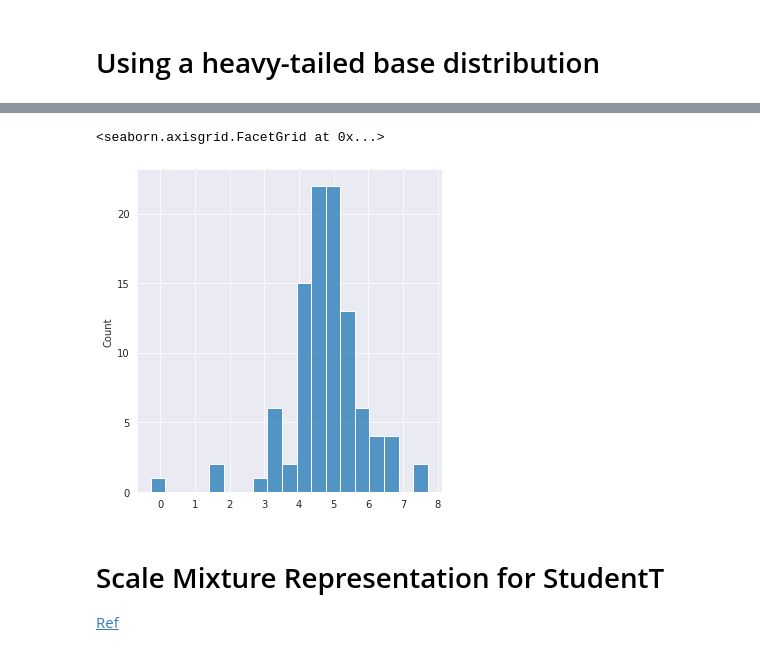
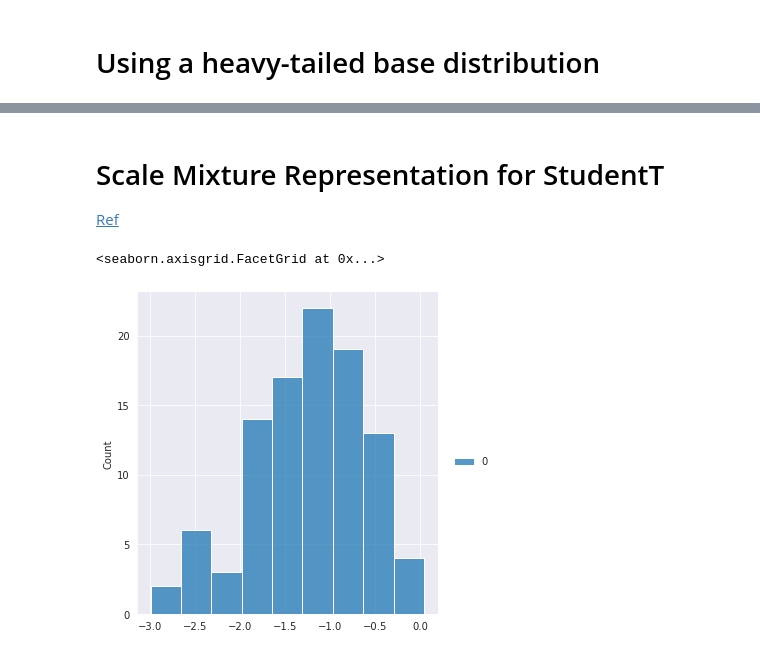
Before and after one commit to facebookresearch/beanmachine, a Jupyter notebook: src/beanmachine/ppl/experimental/MeanFieldVI.ipynb, the cells around one changed output, grey strips where cells are left out. Cells and saved outputs as stored; diff of their text form; code cells hidden in the pictures.

```diff
--- a/src/beanmachine/ppl/experimental/MeanFieldVI.ipynb
+++ b/src/beanmachine/ppl/experimental/MeanFieldVI.ipynb
@@ -95,48 +93,3 @@ sns.relplot(data=pd.DataFrame({
-# %%
-sns.displot(vi_dicts_student[model.mu()].sample((100,)).detach().numpy().flatten())
-# %% [output]
-<seaborn.axisgrid.FacetGrid at 0x...>
-[figure, removed]
 # %% [markdown]
 # Scale Mixture Representation for StudentT
 [Ref](https://proceedings.neurips.cc/paper/2009/file/13fe9d84310e77f13a6d184dbf1232f3-Paper.pdf)
-# %%
-import torch
-import torch.distributions as dist
-import torch.nn as nn
-
-import beanmachine.ppl as bm
-from beanmachine.ppl.experimental.vi.VariationalInfer import MeanFieldVariationalInference
-
-df = 8.0
-
-@bm.random_variable
-def v(i):
-    return dist.Chi2(df)
-
-@bm.random_variable
-def y(i):
-    return dist.Normal(0, torch.sqrt(torch.abs(v(i))))
-
-vi = MeanFieldVariationalInference()
-vi_dicts = vi.infer(
-    [y(i) for i in range(1)], {},
-    base_dist=dist.StudentT,
-    base_args={
-        #'df': torch.tensor(1.0*df, requires_grad=False),
-        'df': nn.Parameter(torch.tensor(df)),
-        'loc': torch.tensor(0.),
-        #'loc': nn.Parameter(torch.tensor(0.0)),
-        #'scale': torch.tensor(1.0),
-        #'scale': nn.Parameter(torch.tensor(1.0)),
-    },
-    num_iter=100, lr=5e-1)
-
-#)
-
-vi_dicts_normal = vi.infer(
-    [y(i) for i in range(1)], {},
-    num_iter=100, lr=5e-1)
-
-def true_log_prob(x):
-    return dist.StudentT(df=df).log_prob(x)
@@ -143 +144,6 @@ def true_log_prob(x):
+# %%
+sns.displot(vi_normal[W_inv(0)].sample((100,)).numpy())
+# %% [output]
+<seaborn.axisgrid.FacetGrid at 0x...>
+[figure, added]
 # %%
```
Also changed, not shown: parts of 13 cells of this notebook, 3 other files.
